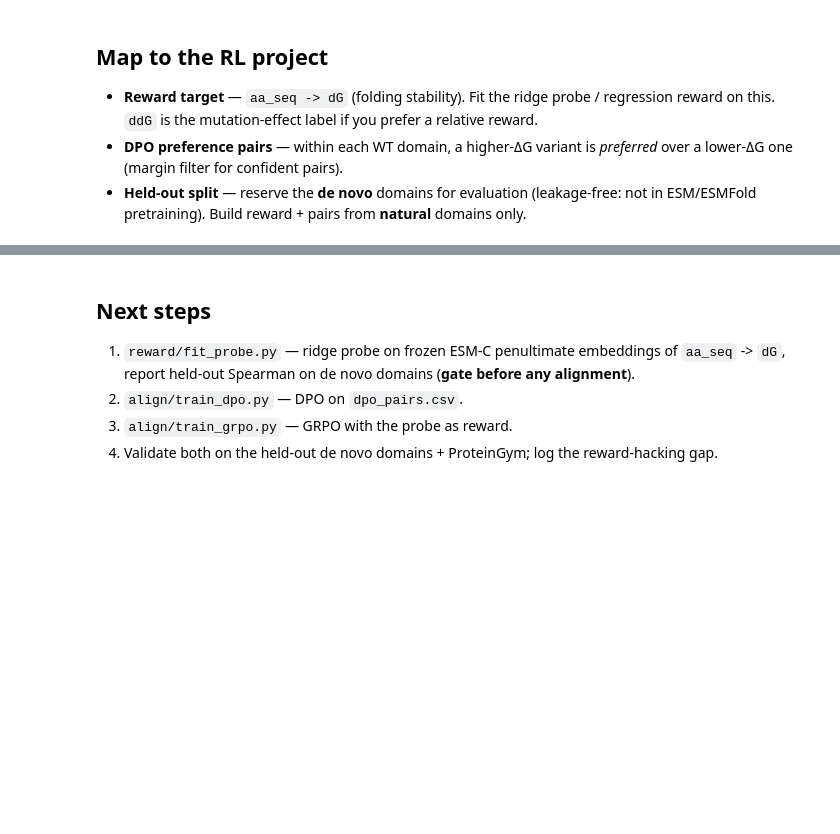
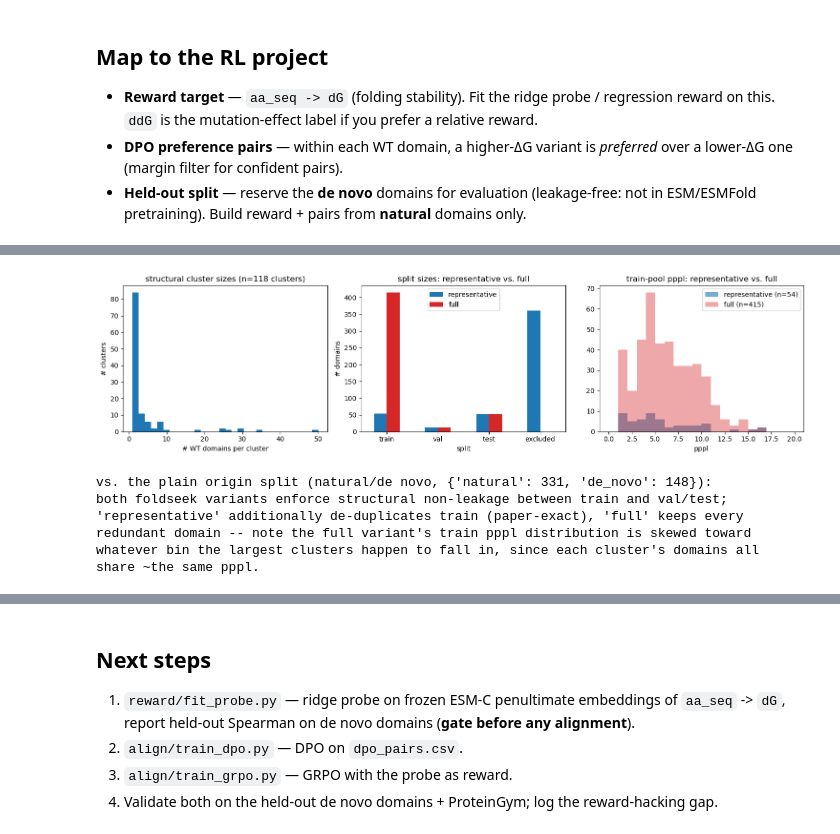
Before and after one commit to aarjunsrinivasan/esm-stability-rl, a Jupyter notebook: notebooks/tsuboyama_eda.ipynb, the cells around one changed output, grey strips where cells are left out. Saved outputs shown, nothing was run; the diff lists cells and outputs as text; code cells hidden in the pictures; blank space fills up the shorter version.

```diff
--- a/notebooks/tsuboyama_eda.ipynb
+++ b/notebooks/tsuboyama_eda.ipynb
@@ -208,0 +311,44 @@ split.head()
+# %%
+fig, ax = plt.subplots(1, 3, figsize=(15, 4))
+
+cluster_sizes = fs_rep.drop_duplicates("foldseek_cluster").cluster_size
+ax[0].hist(cluster_sizes, bins=30, color="C0")
+ax[0].set_title(f"structural cluster sizes (n={len(cluster_sizes)} clusters)")
+ax[0].set_xlabel("# WT domains per cluster"); ax[0].set_ylabel("# clusters")
+
+counts = pd.DataFrame({
+    "representative": fs_rep.split.value_counts(),
+    "full": fs_full.split.value_counts(),
+}).reindex(["train", "val", "test", "excluded"]).fillna(0)
+counts.plot(kind="bar", ax=ax[1], color=["C0", "C3"])
+ax[1].set_title("split sizes: representative vs. full")
+ax[1].set_ylabel("# domains"); ax[1].tick_params(axis="x", rotation=0)
+
+if "pppl" in fs_rep.columns:
+    rep_train, full_train = fs_rep[fs_rep.split == "train"], fs_full[fs_full.split == "train"]
+    ax[2].hist(rep_train.pppl, bins=20, range=(0, 20), alpha=0.6, color="C0",
+               label=f"representative (n={len(rep_train)})")
+    ax[2].hist(full_train.pppl, bins=20, range=(0, 20), alpha=0.4, color="C3",
+               label=f"full (n={len(full_train)})")
+    ax[2].set_title("train-pool pppl: representative vs. full")
+    ax[2].set_xlabel("pppl"); ax[2].legend()
+else:
+    ax[2].axis("off")
+    ax[2].text(0.5, 0.5, "run --stratify-pppl to populate pppl", ha="center")
+plt.tight_layout(); plt.show()
+
+origin_counts = df.drop_duplicates("WT_name").origin.value_counts().to_dict()
+print(f"\nvs. the plain origin split (natural/de novo, {origin_counts}):")
+print("both foldseek variants enforce structural non-leakage between train and val/test;")
+print("'representative' additionally de-duplicates train (paper-exact), 'full' keeps every")
+print("redundant domain -- note the full variant's train pppl distribution is skewed toward")
+print("whatever bin the largest clusters happen to fall in, since each cluster's domains all")
+print("share ~the same pppl.")
+# %% [output]
+[figure, added]
+vs. the plain origin split (natural/de novo, {'natural': 331, 'de_novo': 148}):
+both foldseek variants enforce structural non-leakage between train and val/test;
+'representative' additionally de-duplicates train (paper-exact), 'full' keeps every
+redundant domain -- note the full variant's train pppl distribution is skewed toward
+whatever bin the largest clusters happen to fall in, since each cluster's domains all
+share ~the same pppl.
```
Also changed, not shown: parts of 10 cells of this notebook.
